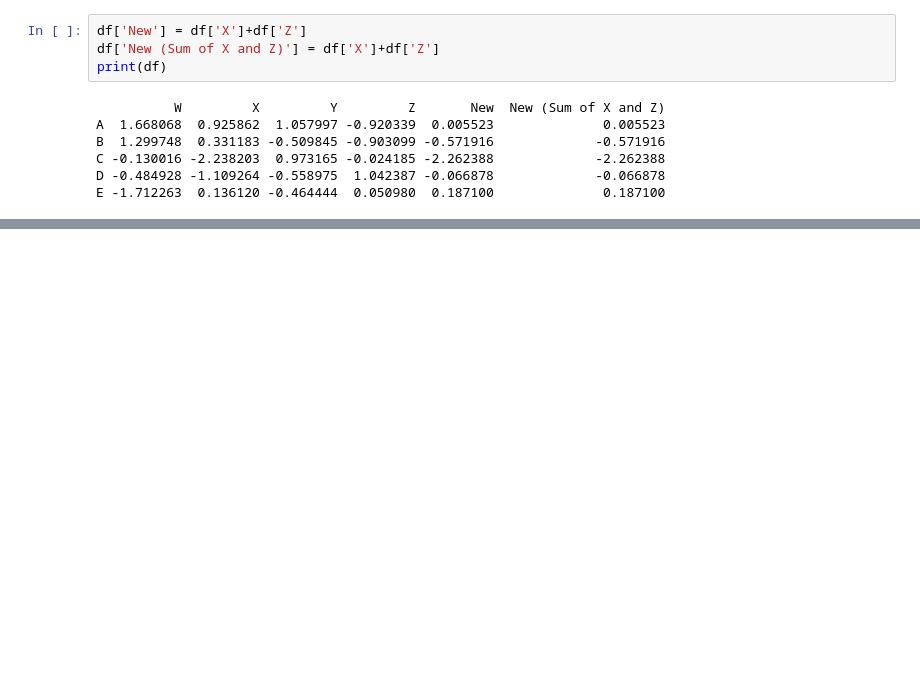
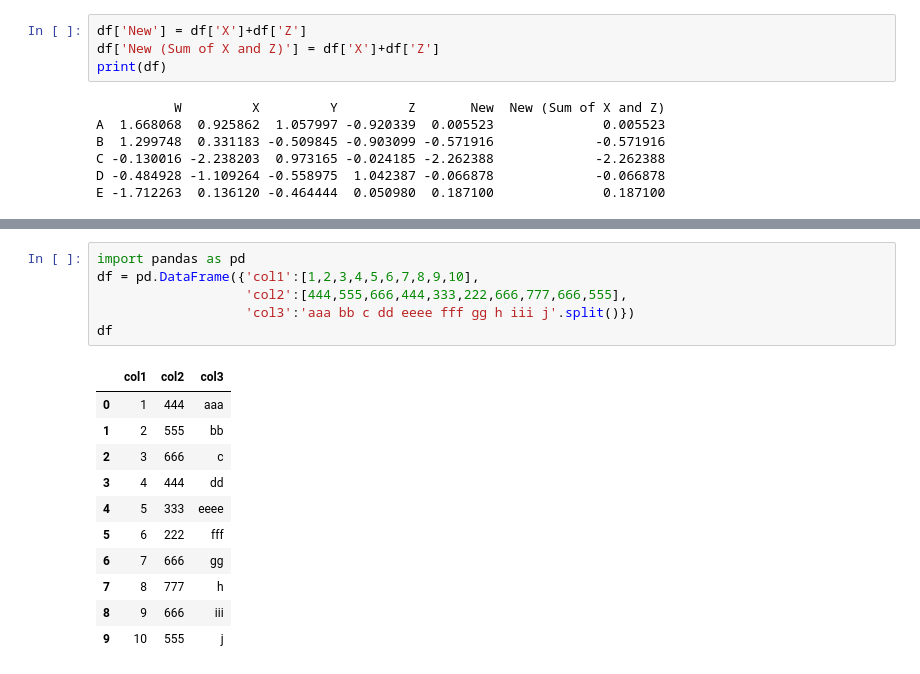
Before and after one commit to UmeshChaudekar/QXI_DataScience_Umesh, a Jupyter notebook: Unit1_Python_Basics/FileOps.ipynb, the cells around one changed output, grey strips where cells are left out. Cells and saved outputs as stored; diff of their text form; blank space fills up the shorter version.

Commit message:
python_basics_panda_numpy_operation_2019-11-24-1122

```diff
--- a/Unit1_Python_Basics/FileOps.ipynb
+++ b/Unit1_Python_Basics/FileOps.ipynb
@@ -223,0 +822,18 @@ E -1.712263  0.136120 -0.464444  0.050980  0.187100
+# %%
+import pandas as pd
+df = pd.DataFrame({'col1':[1,2,3,4,5,6,7,8,9,10],
+                   'col2':[444,555,666,444,333,222,666,777,666,555],
+                   'col3':'aaa bb c dd eeee fff gg h iii j'.split()})
+df
+# %% [output]
+|  | col1 | col2 | col3 |
+| 0 | 1 | 444 | aaa |
+| 1 | 2 | 555 | bb |
+| 2 | 3 | 666 | c |
+| 3 | 4 | 444 | dd |
+| 4 | 5 | 333 | eeee |
+| 5 | 6 | 222 | fff |
+| 6 | 7 | 666 | gg |
+| 7 | 8 | 777 | h |
+| 8 | 9 | 666 | iii |
+| 9 | 10 | 555 | j |
```
Also changed, not shown: parts of 85 cells of this notebook, 15 other files.
